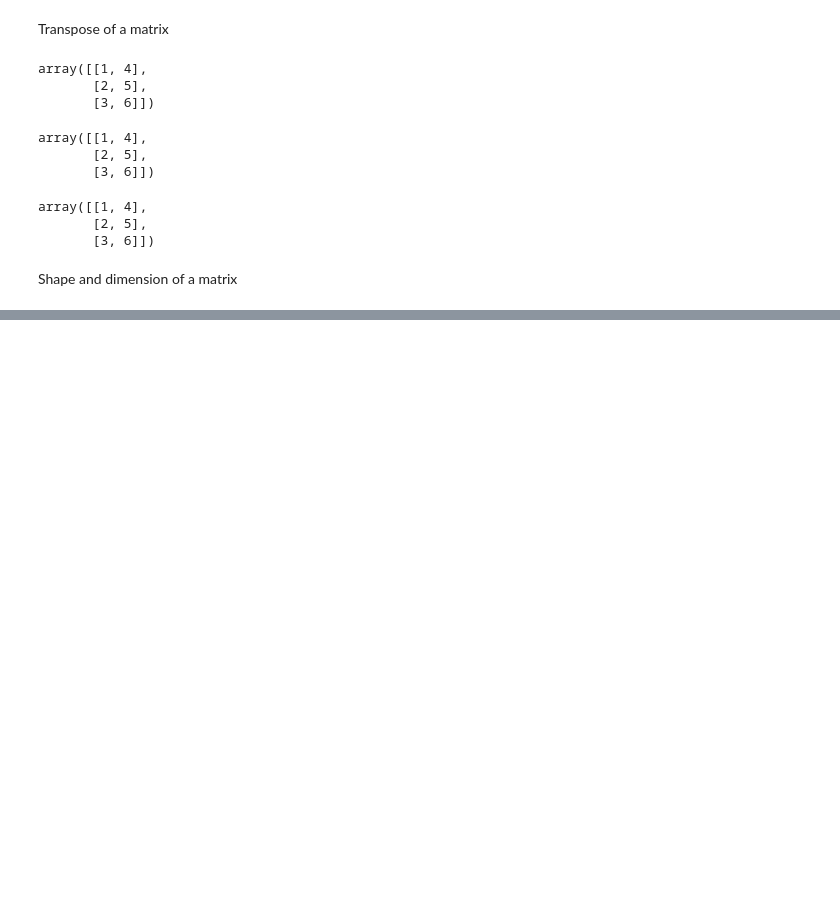
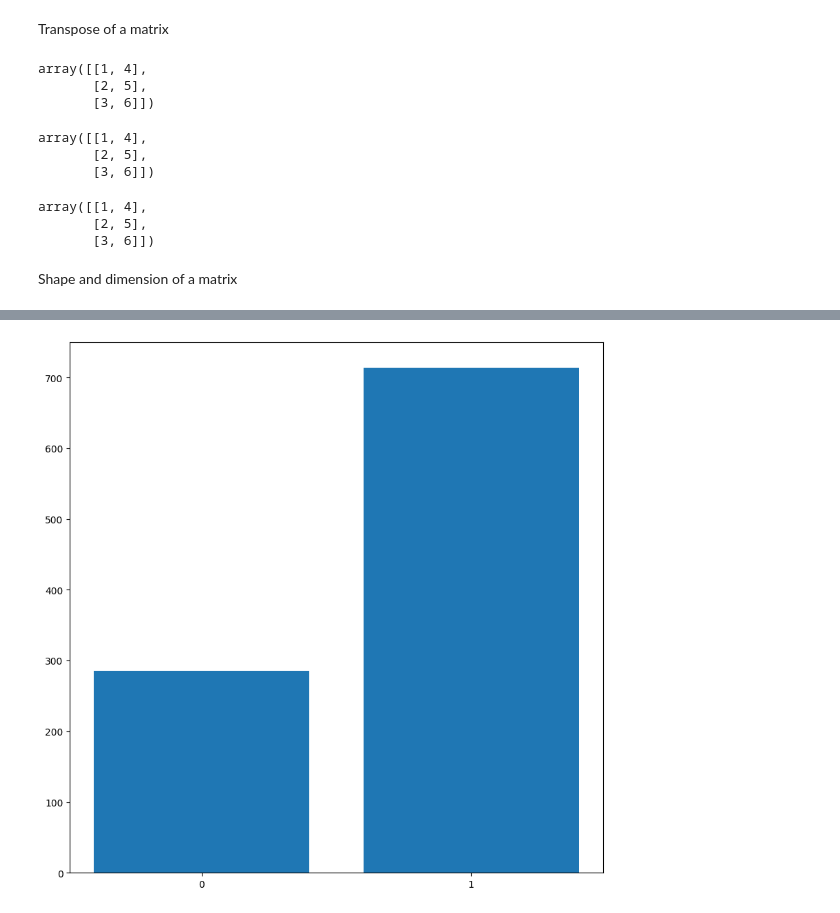
Before and after one commit to Sanjeeviit/MLT, a Jupyter notebook: Numpy_Pandas_IITM.ipynb, the cells around one changed output, grey strips where cells are left out. Saved outputs shown, nothing was run; the diff lists cells and outputs as text; code cells hidden in the pictures; blank space fills up the shorter version.

```diff
--- a/Numpy_Pandas_IITM.ipynb
+++ b/Numpy_Pandas_IITM.ipynb
@@ -497,0 +696,12 @@ Shape and dimension of a matrix
+# %%
+zero, one = 0,0
+for i in X:
+  if i==0:
+    zero+=1
+  else:
+    one+=1
+plt.bar([0,1],[zero,one])
+
+plt.xticks([0,1]);
+# %% [output]
+[figure, added]
```
Also changed, not shown: parts of 101 cells of this notebook.
